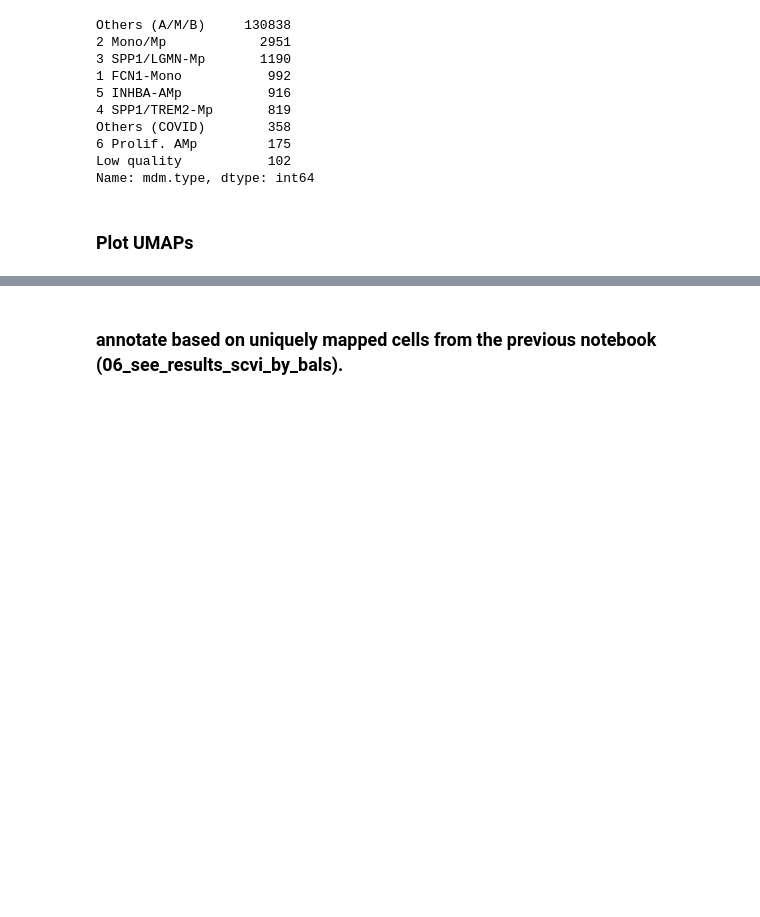
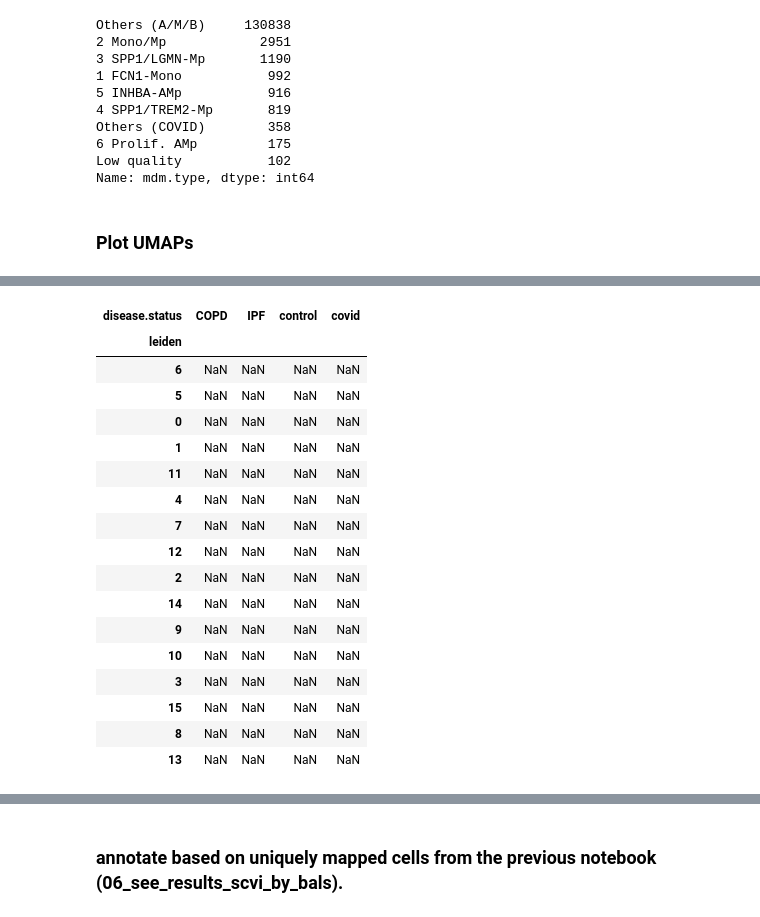
Before and after one commit to theislab/covid_macrophages_integration, a Jupyter notebook: notebooks/03_plot_umaps_after_integration_revision.ipynb, the cells around one changed output, grey strips where cells are left out. Drawn from its saved outputs; the diff is of its cells as text; code cells hidden in the pictures; blank space fills up the shorter version.

```diff
--- a/notebooks/03_plot_umaps_after_integration_revision.ipynb
+++ b/notebooks/03_plot_umaps_after_integration_revision.ipynb
@@ -377,11 +377,31 @@ import seaborn as sns
 # sns.clustermap(hm,  cmap='Reds')
 # %%
 
-# g = sns.clustermap(hm, cmap='Reds', annot=hm, fmt='')
+g = sns.clustermap(hm, cmap='Reds', annot=hm, fmt='')
 
-# order_leiden = g.dendrogram_row.reordered_ind
-# plt.subplots_adjust(bottom=.6, right=.6)
-# plt.setp(g.ax_heatmap.yaxis.get_majorticklabels(), rotation=0)
-# plt.savefig('../data/figures/heatmap_counts_per_condition_leiden_revision.pdf')
-# plt.close()
+order_leiden = g.dendrogram_row.reordered_ind
+plt.subplots_adjust(bottom=.6, right=.6)
+plt.setp(g.ax_heatmap.yaxis.get_majorticklabels(), rotation=0)
+plt.savefig('../data/figures/heatmap_counts_per_condition_leiden_revision.pdf')
+plt.close()
+hm_others.reindex(order_leiden)
+# %% [output]
+| disease.status | COPD | IPF | control | covid |
+| leiden |  |  |  |  |
+| 6 | NaN | NaN | NaN | NaN |
+| 5 | NaN | NaN | NaN | NaN |
+| 0 | NaN | NaN | NaN | NaN |
+| 1 | NaN | NaN | NaN | NaN |
+| 11 | NaN | NaN | NaN | NaN |
+| 4 | NaN | NaN | NaN | NaN |
+| 7 | NaN | NaN | NaN | NaN |
+| 12 | NaN | NaN | NaN | NaN |
+| 2 | NaN | NaN | NaN | NaN |
+| 14 | NaN | NaN | NaN | NaN |
+| 9 | NaN | NaN | NaN | NaN |
+| 10 | NaN | NaN | NaN | NaN |
+| 3 | NaN | NaN | NaN | NaN |
+| 15 | NaN | NaN | NaN | NaN |
+| 8 | NaN | NaN | NaN | NaN |
+| 13 | NaN | NaN | NaN | NaN |
 # %%
```
Also changed, not shown: parts of 49 cells of this notebook, 5 other files.
